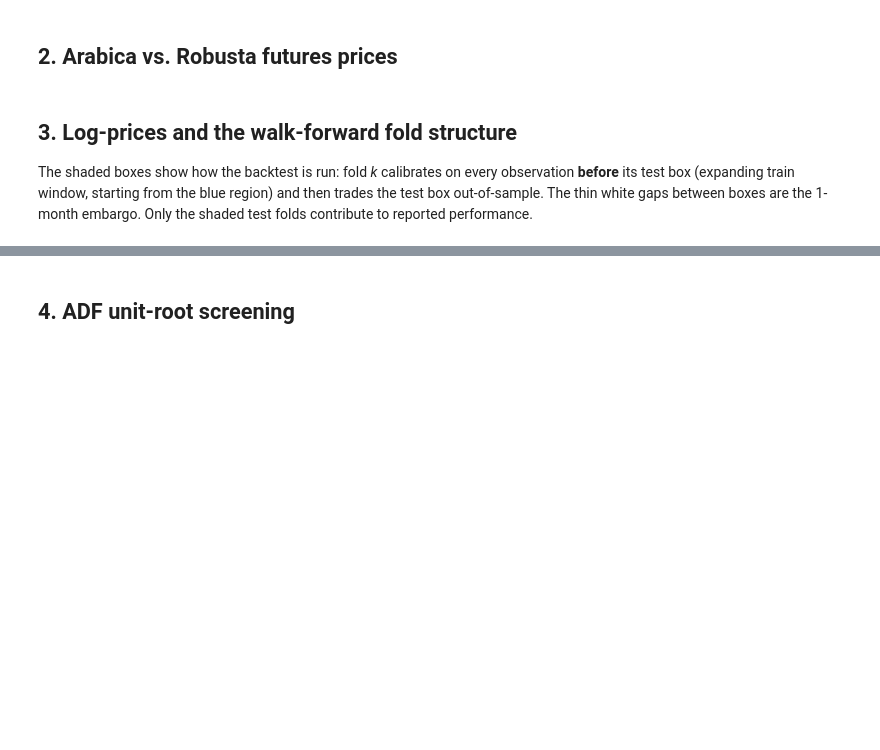
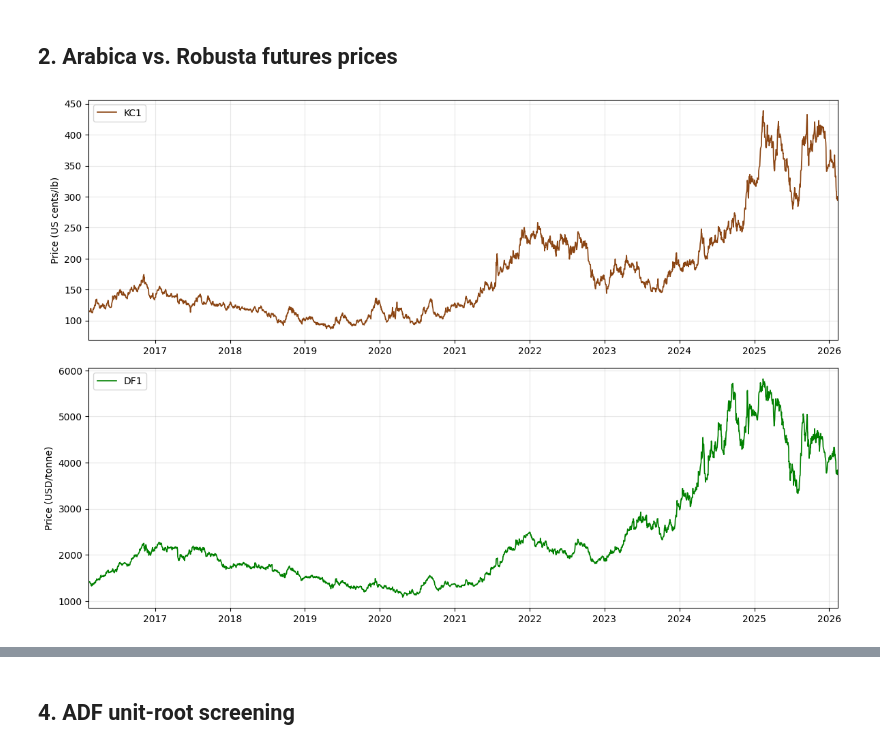
Before and after one commit to Edoardovona/multivariate-pairs-trading-coffee, a Jupyter notebook: notebooks/01_statistical_screening.ipynb, the cells around one changed output, grey strips where cells are left out. Drawn from its saved outputs; the diff is of its cells as text; code cells hidden in the pictures; blank space fills up the shorter version.

```diff
--- a/notebooks/01_statistical_screening.ipynb
+++ b/notebooks/01_statistical_screening.ipynb
@@ -52,27 +72,15 @@ config.
 # %% [markdown]
 ## 2. Arabica vs. Robusta futures prices
 # %%
-## Quick visualization Arabica vs. Robusta Futures prices
-# (DF1 is only available in the Bloomberg dataset)
-
-fig, ax1 = plt.subplots(figsize=(12, 5))
-ax2 = ax1.twinx()
+fig, (ax1, ax2) = plt.subplots(nrows=2, ncols=1, figsize=(12, 8))
 ax1.plot(prices.index, prices["KC1"], color="saddlebrown", linewidth=1.2, label="KC1")
+ax1.set_ylabel("Price (US cents/lb)")
+ax1.set_xlim([pd.to_datetime('2016-02-12'), pd.to_datetime('2026-02-12')])
+ax1.legend(loc="upper left"); ax1.grid(alpha=0.3)
 ax2.plot(prices.index, prices["DF1"], color="green", linewidth=1.2, label="DF1")
-ax1.set_ylabel("KC1 Price (US cents/lb)", color="saddlebrown")
-ax2.set_ylabel("DF1 Price (USD/tonne)", color="green")
-ax1.tick_params(axis="y", labelcolor="saddlebrown")
-ax2.tick_params(axis="y", labelcolor="green")
-ax1.set_xlim([pd.to_datetime('2016-02-12'), pd.to_datetime('2026-02-12')])
-h1, l1 = ax1.get_legend_handles_labels()
-h2, l2 = ax2.get_legend_handles_labels()
-ax1.legend(h1 + h2, l1 + l2, loc="upper left"); ax1.grid(alpha=0.3)
+ax2.set_ylabel("Price (USD/tonne)")
+ax2.set_xlim([pd.to_datetime('2016-02-12'), pd.to_datetime('2026-02-12')])
+ax2.legend(loc="upper left"); ax2.grid(alpha=0.3)
 plt.tight_layout(); plt.show()
+# %% [output]
+[figure, added]
-# %% [markdown]
-## 3. Log-prices and the walk-forward fold structure
-
-The shaded boxes show how the backtest is run: fold *k* calibrates on every
-observation **before** its test box (expanding train window, starting from the
-blue region) and then trades the test box out-of-sample. The thin white gaps
-between boxes are the 1-month embargo. Only the shaded test folds contribute
-to reported performance.
```
Also changed, not shown: parts of 11 cells of this notebook.
